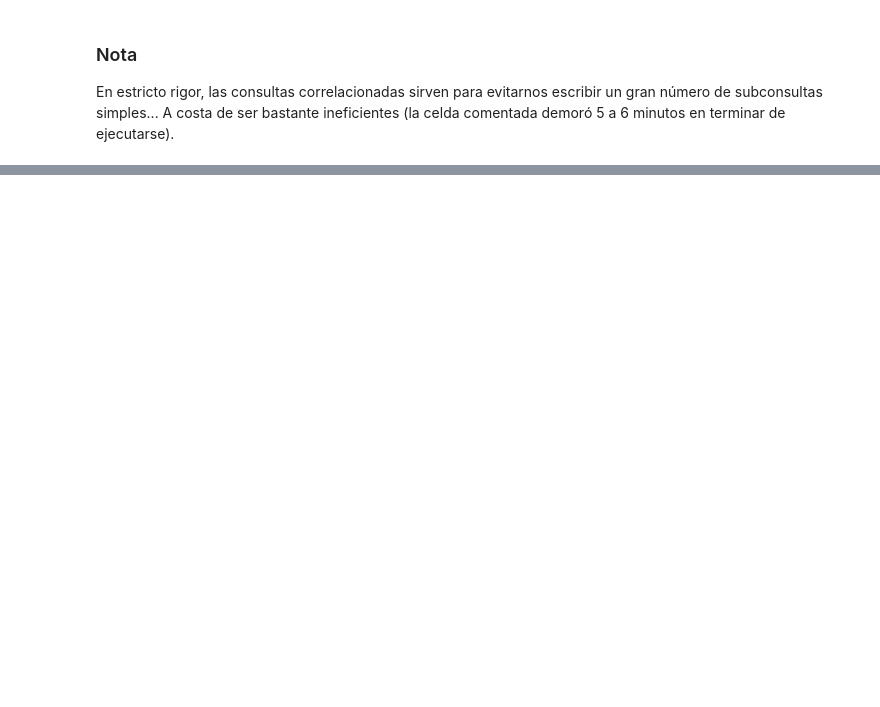
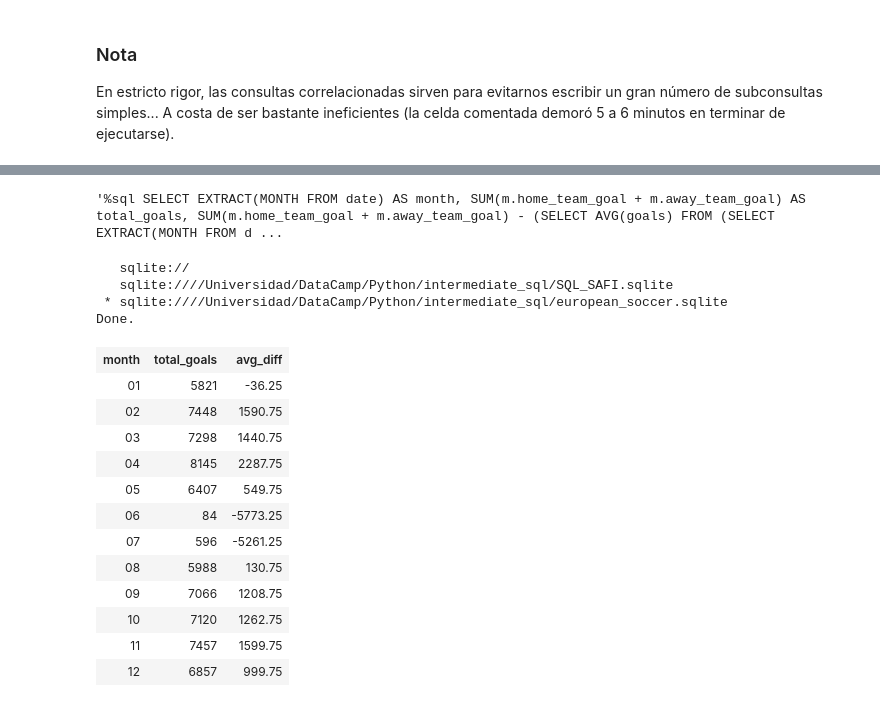
Before and after one commit to adinamarca/notebooks, a Jupyter notebook: SQL/intermediate_sql/notebook.ipynb, the cells around one changed output, grey strips where cells are left out. Drawn from its saved outputs; the diff is of its cells as text; code cells hidden in the pictures; blank space fills up the shorter version.

```diff
--- a/SQL/intermediate_sql/notebook.ipynb
+++ b/SQL/intermediate_sql/notebook.ipynb
@@ -2821,0 +2887,47 @@ En estricto rigor, las consultas correlacionadas sirven para evitarnos escribir
+# %%
+# ** MySQL (declaraciones no disponibles en sqlite)
+
+'''%sql SELECT EXTRACT(MONTH FROM date) AS month, \
+SUM(m.home_team_goal + m.away_team_goal) AS total_goals, \
+SUM(m.home_team_goal + m.away_team_goal) - \
+(SELECT AVG(goals) \
+FROM (SELECT EXTRACT(MONTH FROM date) AS month, \
+SUM(home_team_goal + away_team_goal) AS goals \
+FROM match \
+GROUP BY month)) AS avg_diff \
+FROM match AS m \
+GROUP BY month
+'''
+# %% [output]
+'%sql SELECT EXTRACT(MONTH FROM date) AS month, SUM(m.home_team_goal + m.away_team_goal) AS total_goals, SUM(m.home_team_goal + m.away_team_goal) - (SELECT AVG(goals) FROM (SELECT EXTRACT(MONTH FROM d ...
+# %%
+# Ahora, con la declaración de extracción de meses de sqlite
+
+%sql SELECT strftime('%m', date) AS month, \
+SUM(m.home_team_goal + m.away_team_goal) AS total_goals, \
+SUM(m.home_team_goal + m.away_team_goal) - \
+(SELECT AVG(goals) \
+FROM (SELECT strftime('%m', date) AS month, \
+SUM(home_team_goal + away_team_goal) AS goals \
+FROM match \
+GROUP BY month)) AS avg_diff \
+FROM match AS m \
+GROUP BY month
+# %% [output]
+   sqlite://
+   sqlite:////Universidad/DataCamp/Python/intermediate_sql/SQL_SAFI.sqlite
+ * sqlite:////Universidad/DataCamp/Python/intermediate_sql/european_soccer.sqlite
+Done.
+| month | total_goals | avg_diff |
+| 01 | 5821 | -36.25 |
+| 02 | 7448 | 1590.75 |
+| 03 | 7298 | 1440.75 |
+| 04 | 8145 | 2287.75 |
+| 05 | 6407 | 549.75 |
+| 06 | 84 | -5773.25 |
+| 07 | 596 | -5261.25 |
+| 08 | 5988 | 130.75 |
+| 09 | 7066 | 1208.75 |
+| 10 | 7120 | 1262.75 |
+| 11 | 7457 | 1599.75 |
+| 12 | 6857 | 999.75 |
```
Also changed, not shown: parts of 22 cells of this notebook.
